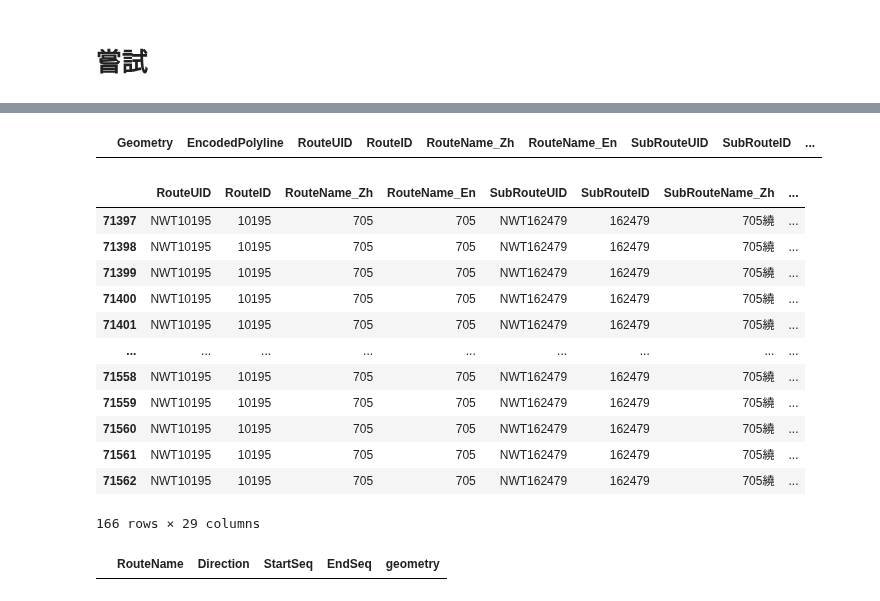
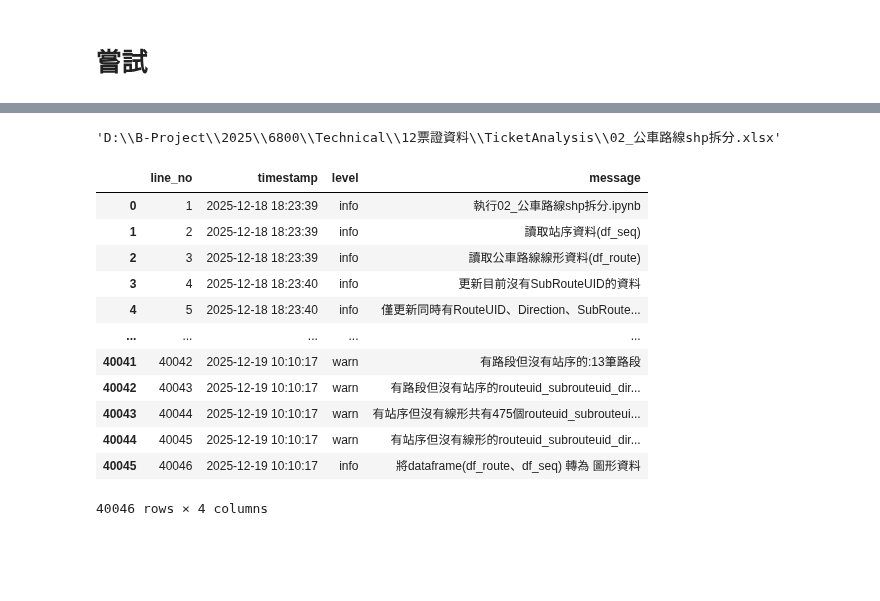
Before and after one commit to KaiChiehKJ/THI-6800-BusTicket, a Jupyter notebook: 02_公車路線shp拆分.ipynb, the cells around one changed output, grey strips where cells are left out. Cells and saved outputs as stored; diff of their text form; code cells hidden in the pictures; blank space fills up the shorter version.

```diff
--- a/02_公車路線shp拆分.ipynb
+++ b/02_公車路線shp拆分.ipynb
@@ -930,26 +1198,20 @@ gdf_segment_routes_line
-# %%
-df_route[df_route['RouteID'] == 'NWT162479']
-# %% [output]
-|  | Geometry | EncodedPolyline | RouteUID | RouteID | RouteName_Zh | RouteName_En | SubRouteUID | SubRouteID | ... |
-# %%
-df_seq[(df_seq['SubRouteUID'] == 'NWT162479')]
-# %% [output]
-|  | RouteUID | RouteID | RouteName_Zh | RouteName_En | SubRouteUID | SubRouteID | SubRouteName_Zh | ... |
-| 71397 | NWT10195 | 10195 | 705 | 705 | NWT162479 | 162479 | 705繞 | ... |
-| 71398 | NWT10195 | 10195 | 705 | 705 | NWT162479 | 162479 | 705繞 | ... |
-| 71399 | NWT10195 | 10195 | 705 | 705 | NWT162479 | 162479 | 705繞 | ... |
-| 71400 | NWT10195 | 10195 | 705 | 705 | NWT162479 | 162479 | 705繞 | ... |
-| 71401 | NWT10195 | 10195 | 705 | 705 | NWT162479 | 162479 | 705繞 | ... |
-| ... | ... | ... | ... | ... | ... | ... | ... | ... |
-| 71558 | NWT10195 | 10195 | 705 | 705 | NWT162479 | 162479 | 705繞 | ... |
-| 71559 | NWT10195 | 10195 | 705 | 705 | NWT162479 | 162479 | 705繞 | ... |
-| 71560 | NWT10195 | 10195 | 705 | 705 | NWT162479 | 162479 | 705繞 | ... |
-| 71561 | NWT10195 | 10195 | 705 | 705 | NWT162479 | 162479 | 705繞 | ... |
-| 71562 | NWT10195 | 10195 | 705 | 705 | NWT162479 | 162479 | 705繞 | ... |
-166 rows × 29 columns
-# %%
-
-gdf_segment_routes_line[(gdf_segment_routes_line['RouteName'] == 'NWT162479')
-                        & (gdf_segment_routes_line['Direction'] == 1)]
-# %% [output]
-|  | RouteName | Direction | StartSeq | EndSeq | geometry |
+# %%
+outputlog(logfile=r"D:\B-Project\2025\6800\Technical\12票證資料\TicketAnalysis\02_公車路線shp拆分.txt")
+# %% [output]
+'D:\\B-Project\\2025\\6800\\Technical\\12票證資料\\TicketAnalysis\\02_公車路線shp拆分.xlsx'
+# %%
+df
+# %% [output]
+|  | line_no | timestamp | level | message |
+| 0 | 1 | 2025-12-18 18:23:39 | info | 執行02_公車路線shp拆分.ipynb |
+| 1 | 2 | 2025-12-18 18:23:39 | info | 讀取站序資料(df_seq) |
+| 2 | 3 | 2025-12-18 18:23:39 | info | 讀取公車路線線形資料(df_route) |
+| 3 | 4 | 2025-12-18 18:23:40 | info | 更新目前沒有SubRouteUID的資料 |
+| 4 | 5 | 2025-12-18 18:23:40 | info | 僅更新同時有RouteUID、Direction、SubRoute... |
+| ... | ... | ... | ... | ... |
+| 40041 | 40042 | 2025-12-19 10:10:17 | warn | 有路段但沒有站序的:13筆路段 |
+| 40042 | 40043 | 2025-12-19 10:10:17 | warn | 有路段但沒有站序的routeuid_subrouteuid_dir... |
+| 40043 | 40044 | 2025-12-19 10:10:17 | warn | 有站序但沒有線形共有475個routeuid_subrouteui... |
+| 40044 | 40045 | 2025-12-19 10:10:17 | warn | 有站序但沒有線形的routeuid_subrouteuid_dir... |
+| 40045 | 40046 | 2025-12-19 10:10:17 | info | 將dataframe(df_route、df_seq) 轉為 圖形資料 |
+40046 rows × 4 columns
```
Also changed, not shown: parts of 8 cells of this notebook.
